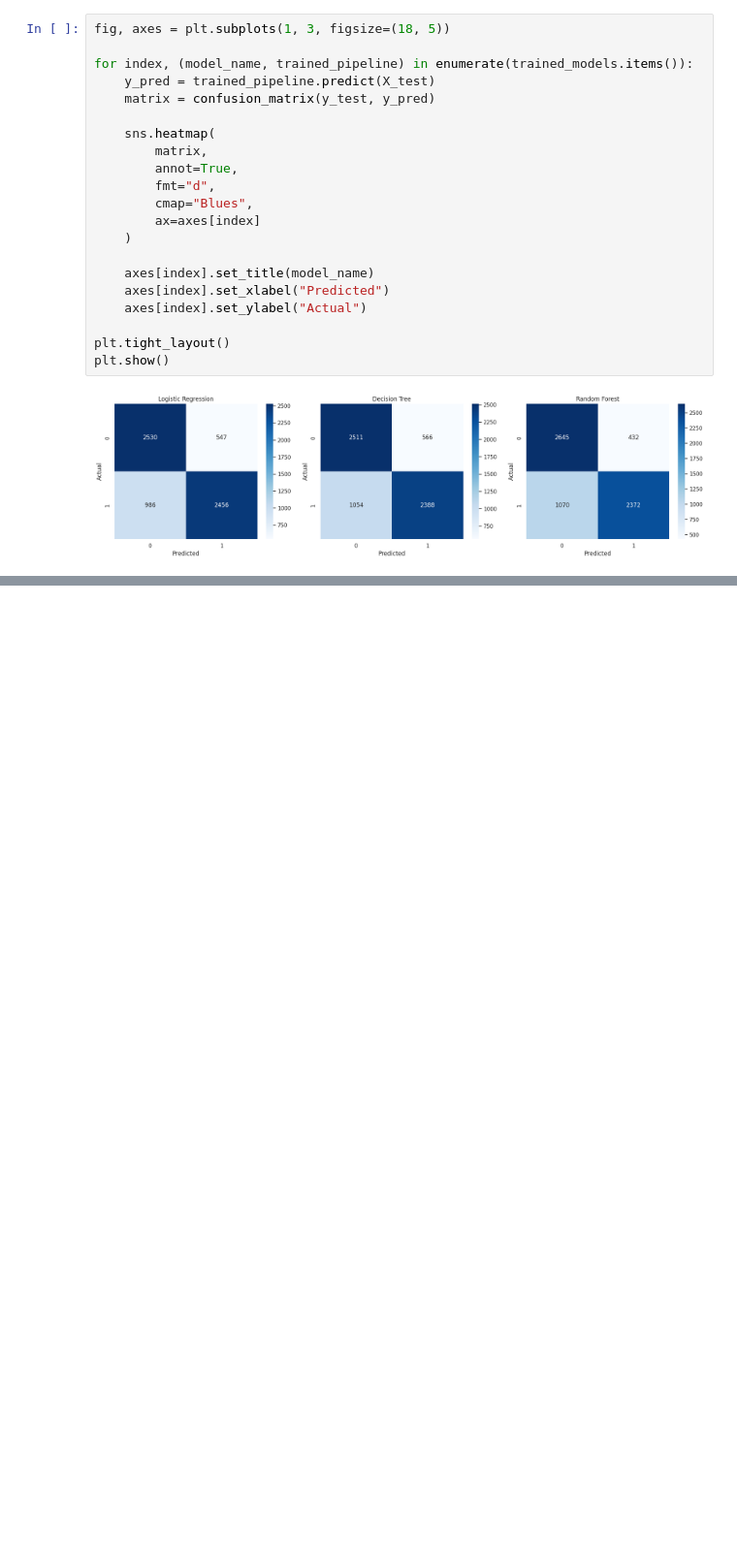
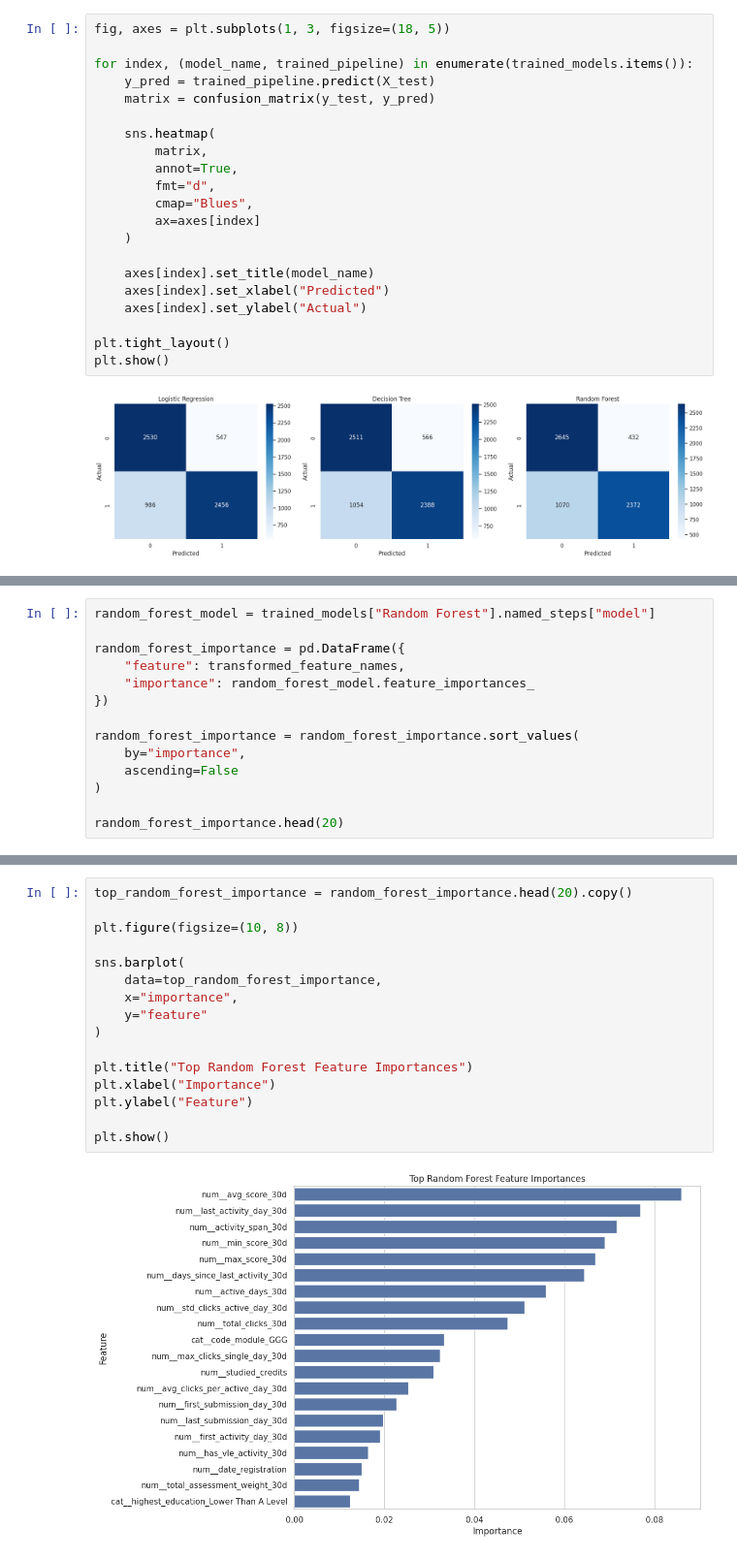
Before and after one commit to futabarentarou/potential-pathway-index, a Jupyter notebook: notebooks/04_modeling_at_risk_misalignment.ipynb, the cells around one changed output, grey strips where cells are left out. Shown at 97% size. Drawn from its saved outputs; the diff is of its cells as text; blank space fills up the shorter version.

```diff
--- a/notebooks/04_modeling_at_risk_misalignment.ipynb
+++ b/notebooks/04_modeling_at_risk_misalignment.ipynb
@@ -422,0 +498,14 @@ plt.show()
+# %%
+random_forest_model = trained_models["Random Forest"].named_steps["model"]
+
+random_forest_importance = pd.DataFrame({
+    "feature": transformed_feature_names,
+    "importance": random_forest_model.feature_importances_
+})
+
+random_forest_importance = random_forest_importance.sort_values(
+    by="importance",
+    ascending=False
+)
+
+random_forest_importance.head(20)
@@ -422,0 +530,18 @@ plt.show()
+# %%
+top_random_forest_importance = random_forest_importance.head(20).copy()
+
+plt.figure(figsize=(10, 8))
+
+sns.barplot(
+    data=top_random_forest_importance,
+    x="importance",
+    y="feature"
+)
+
+plt.title("Top Random Forest Feature Importances")
+plt.xlabel("Importance")
+plt.ylabel("Feature")
+
+plt.show()
+# %% [output]
+[figure, added]
```
Also changed, not shown: parts of 8 cells of this notebook.
